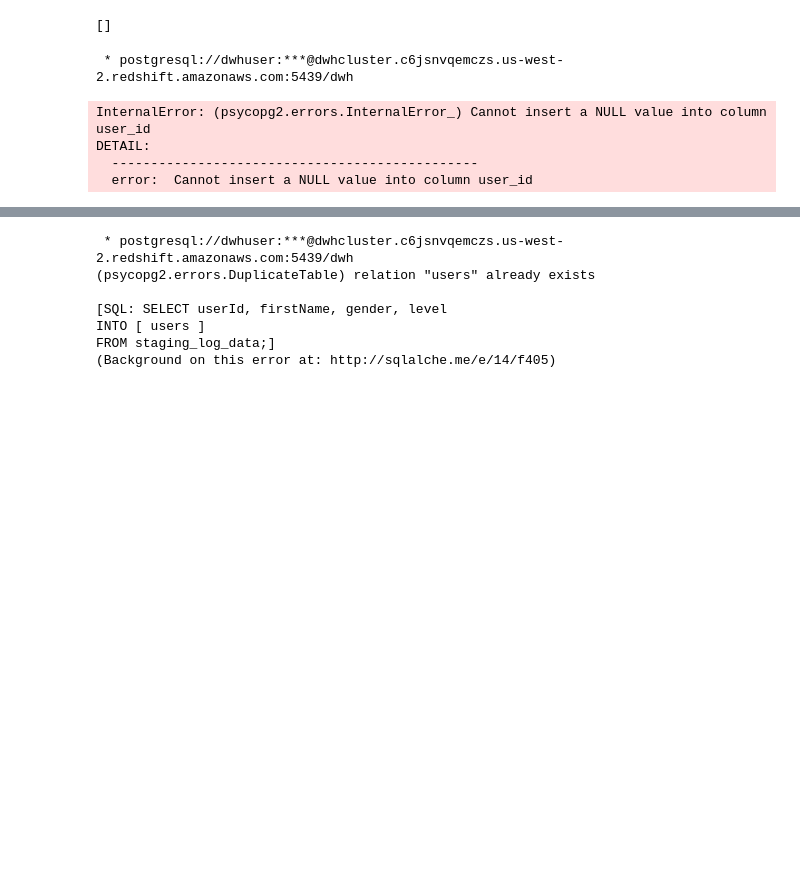
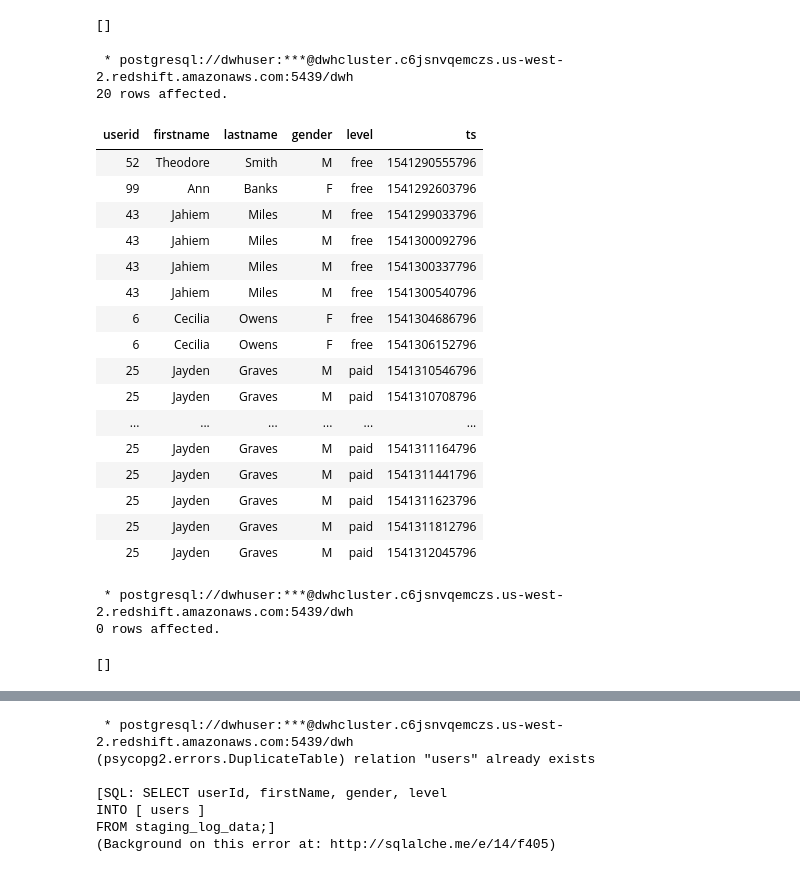
Before and after one commit to davidkuda/aws_dwh, a Jupyter notebook: notebooks/Sample_Loads.ipynb, the cells around one changed output, grey strips where cells are left out. Drawn from its saved outputs; the diff is of its cells as text; code cells hidden in the pictures; blank space fills up the shorter version.

Commit message:
feat: Correctly transform staging_log_data to users

```diff
--- a/notebooks/Sample_Loads.ipynb
+++ b/notebooks/Sample_Loads.ipynb
@@ -168,13 +180,57 @@ CREATE TABLE IF NOT EXISTS  users (
  * postgresql://dwhuser:***@dwhcluster.c6jsnvqemczs.us-west-2.redshift.amazonaws.com:5439/dwh
 Done.
 []
-# %%
-%%sql
-insert into users(user_id, first_name, gender, level)
-select userId, firstName, gender, level from staging_log_data;
-# %% [output]
- * postgresql://dwhuser:***@dwhcluster.c6jsnvqemczs.us-west-2.redshift.amazonaws.com:5439/dwh
-InternalError: (psycopg2.errors.InternalError_) Cannot insert a NULL value into column user_id
-DETAIL:
-  -----------------------------------------------
-  error:  Cannot insert a NULL value into column user_id
+# %%
+%%sql
+SELECT
+    DISTINCT(userId),
+    firstName,
+    lastName,
+    gender,
+    level,
+    ts
+FROM staging_log_data
+LIMIT 20;
+# %% [output]
+ * postgresql://dwhuser:***@dwhcluster.c6jsnvqemczs.us-west-2.redshift.amazonaws.com:5439/dwh
+20 rows affected.
+| userid | firstname | lastname | gender | level | ts |
+| 52 | Theodore | Smith | M | free | 1541290555796 |
+| 99 | Ann | Banks | F | free | 1541292603796 |
+| 43 | Jahiem | Miles | M | free | 1541299033796 |
+| 43 | Jahiem | Miles | M | free | 1541300092796 |
+| 43 | Jahiem | Miles | M | free | 1541300337796 |
+| 43 | Jahiem | Miles | M | free | 1541300540796 |
+| 6 | Cecilia | Owens | F | free | 1541304686796 |
+| 6 | Cecilia | Owens | F | free | 1541306152796 |
+| 25 | Jayden | Graves | M | paid | 1541310546796 |
+| 25 | Jayden | Graves | M | paid | 1541310708796 |
+| ... | ... | ... | ... | ... | ... |
+| 25 | Jayden | Graves | M | paid | 1541311164796 |
+| 25 | Jayden | Graves | M | paid | 1541311441796 |
+| 25 | Jayden | Graves | M | paid | 1541311623796 |
+| 25 | Jayden | Graves | M | paid | 1541311812796 |
+| 25 | Jayden | Graves | M | paid | 1541312045796 |
+# %%
+%%sql
+INSERT INTO users
+    (user_id, first_name, last_name, gender, level)
+
+SELECT
+    distinct(userId) AS user_id,
+    firstname AS first_name,
+    -- lastName AS last_name,
+    gender,
+    level
+
+FROM staging_log_data m
+
+WHERE
+    userId IS NOT null
+    AND ts = (select max(ts) FROM staging_log_data s WHERE s.userId = m.userId)
+
+ORDER BY userId DESC;
+# %% [output]
+ * postgresql://dwhuser:***@dwhcluster.c6jsnvqemczs.us-west-2.redshift.amazonaws.com:5439/dwh
+0 rows affected.
+[]
```
Also changed, not shown: parts of 12 cells of this notebook, 1 other file.
